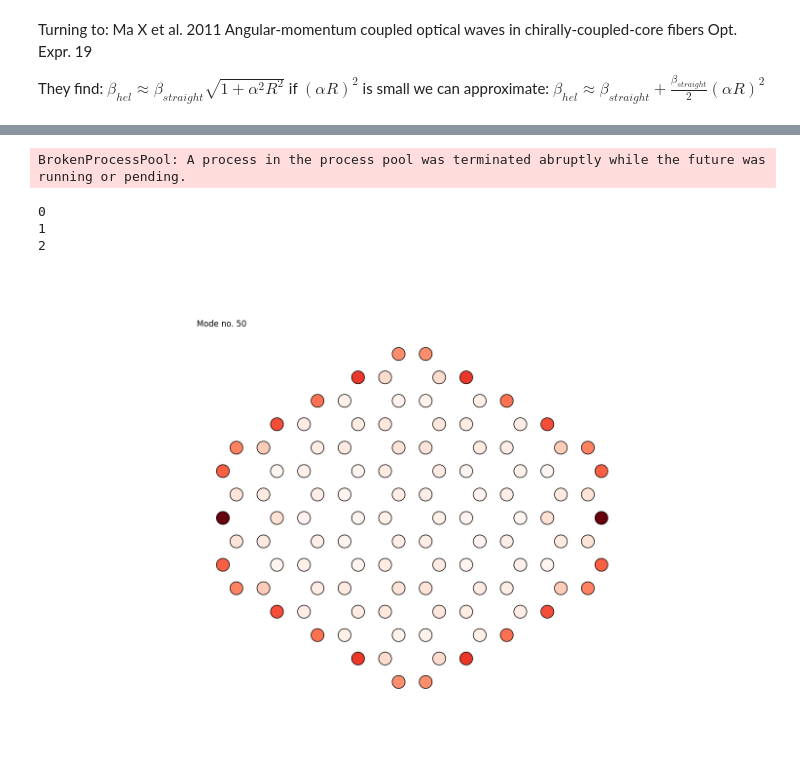
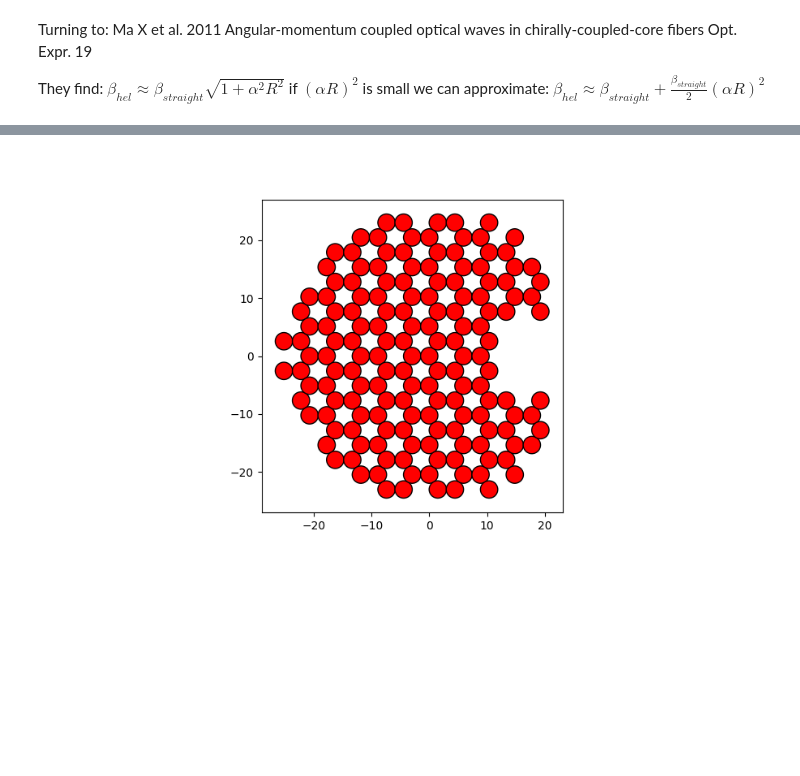
Before and after one commit to NRobertsF91W/PhD-Jupyter-Notebooks, a Jupyter notebook: Twisted honeycomb numerical analysis - using fibre classes.ipynb, the cells around one changed output, grey strips where cells are left out. Saved outputs shown, nothing was run; the diff lists cells and outputs as text; code cells hidden in the pictures; blank space fills up the shorter version.

Commit message:
working, changed final classes in fibre desingre

```diff
--- a/Twisted honeycomb numerical analysis - using fibre classes.ipynb
+++ b/Twisted honeycomb numerical analysis - using fibre classes.ipynb
@@ -570,18 +36,11 @@ partial_test_func = partial(test_func, second_thing=5)
-# %%
-process_map(partial_test_func,range(1,10))
-# %% [output]
-BrokenProcessPool: A process in the process pool was terminated abruptly while the future was running or pending.
-# %%
-test = ['a','b','c']
-for i,j in enumerate(test):
-    print(i)
-# %% [output]
-0
-1
-2
-# %%
-intensities = beta_vecs_1[:,50]*np.conjugate(beta_vecs_1[:,50])
-intensities = intensities/np.sum(intensities)
-plot_coloured_chain(intensities, 2, deformed_lattice, 50)
-# %% [output]
-[figure, removed]
+# %%
+core_file_path = '../COMSOL/Data/Honeycomb/realistic honeycomb coords.csv'
+PITCH = 3.0
+# %%
+honeyComb = StackGeometry(15, PITCH)
+# honeyComb.build_honeycomb_lattice()
+# honeyComb.trim_lattice_to_fibre()
+honeyComb.add_cores_from_file(core_file_path)
+honeyComb.show_fibre_design()
+# %% [output]
+[figure, added]
```
Also changed, not shown: parts of 71 cells of this notebook, 1 other file.
